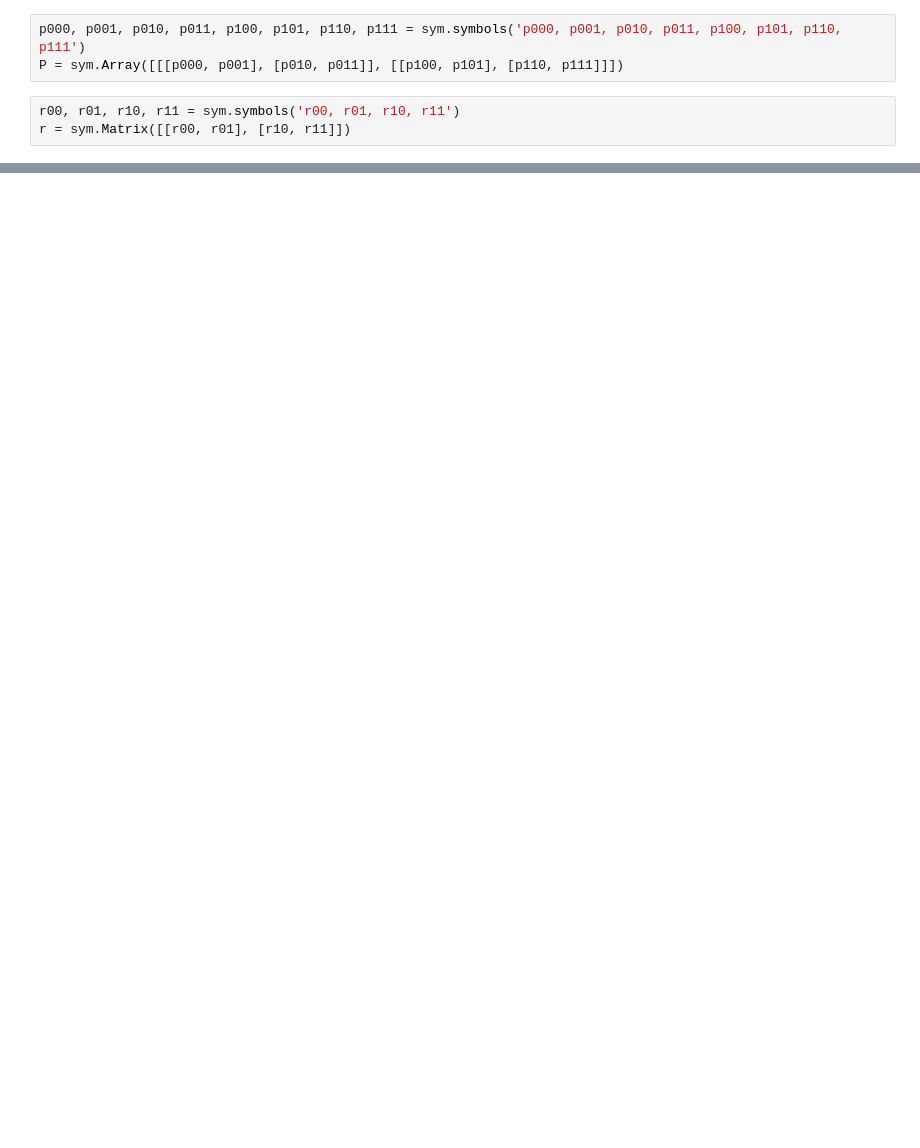
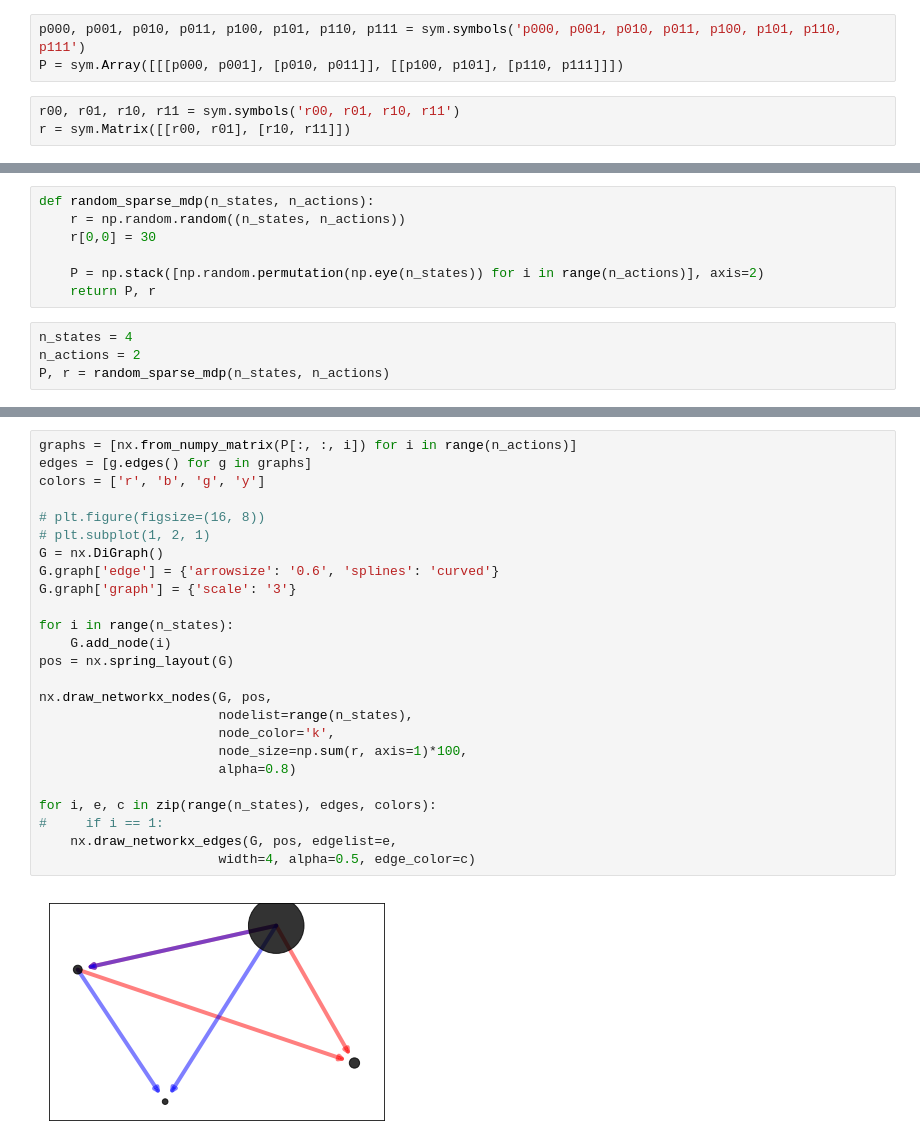
Before and after one commit to act65/masters-thesis, a Jupyter notebook: notes/jupyter/unconstrained-dynamics.ipynb, the cells around one changed output, grey strips where cells are left out. Saved outputs shown, nothing was run; the diff lists cells and outputs as text; blank space fills up the shorter version.

```diff
--- a/notes/jupyter/unconstrained-dynamics.ipynb
+++ b/notes/jupyter/unconstrained-dynamics.ipynb
@@ -50,0 +51,11 @@ r = sym.Matrix([[r00, r01], [r10, r11]])
+# %%
+def random_sparse_mdp(n_states, n_actions):
+    r = np.random.random((n_states, n_actions))
+    r[0,0] = 30
+
+    P = np.stack([np.random.permutation(np.eye(n_states)) for i in range(n_actions)], axis=2)
+    return P, r
+# %%
+n_states = 4
+n_actions = 2
+P, r = random_sparse_mdp(n_states, n_actions)
@@ -50,0 +72,27 @@ r = sym.Matrix([[r00, r01], [r10, r11]])
+# %%
+graphs = [nx.from_numpy_matrix(P[:, :, i]) for i in range(n_actions)]
+edges = [g.edges() for g in graphs]
+colors = ['r', 'b', 'g', 'y']
+
+# plt.figure(figsize=(16, 8))
+# plt.subplot(1, 2, 1)
+G = nx.DiGraph()
+G.graph['edge'] = {'arrowsize': '0.6', 'splines': 'curved'}
+G.graph['graph'] = {'scale': '3'}
+
+for i in range(n_states):
+    G.add_node(i)
+pos = nx.spring_layout(G)
+
+nx.draw_networkx_nodes(G, pos,
+                       nodelist=range(n_states),
+                       node_color='k',
+                       node_size=np.sum(r, axis=1)*100,
+                       alpha=0.8)
+
+for i, e, c in zip(range(n_states), edges, colors):
+#     if i == 1:
+    nx.draw_networkx_edges(G, pos, edgelist=e,
+                       width=4, alpha=0.5, edge_color=c)
+# %% [output]
+[figure, added]
```
Also changed, not shown: parts of 10 cells of this notebook, 1 other file.
